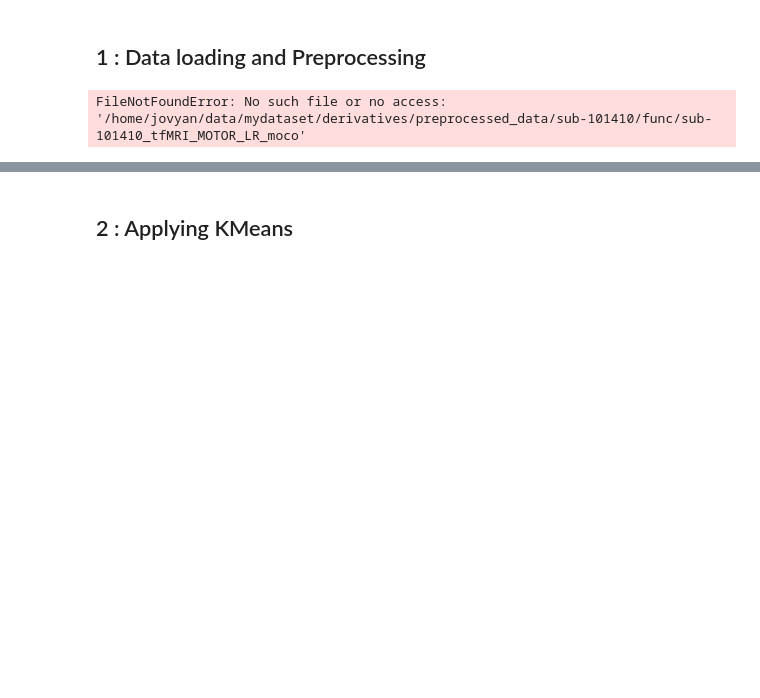
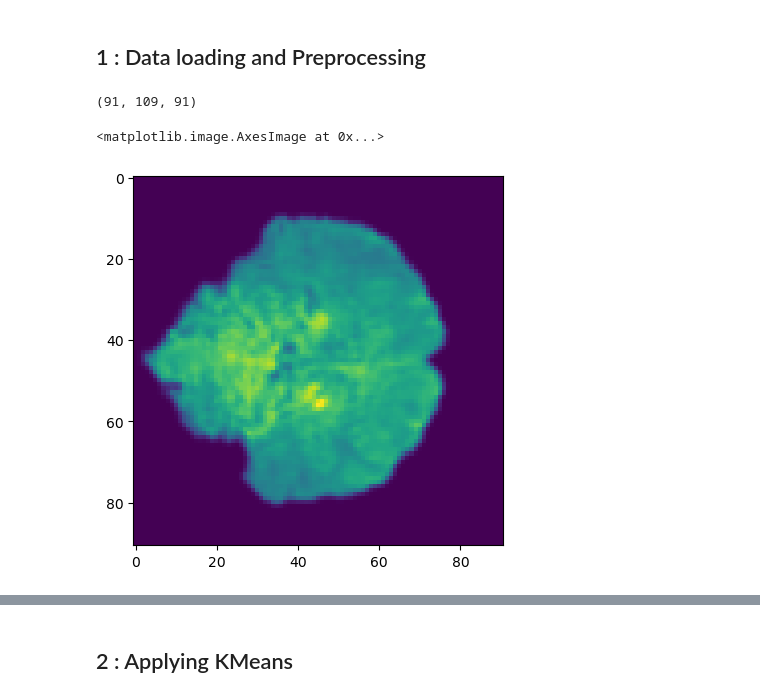
Before and after one commit to Johanonthetop/NX-421_Miniproject_1, a Jupyter notebook: projectcam.ipynb, the cells around one changed output, grey strips where cells are left out. Drawn from its saved outputs; the diff is of its cells as text; code cells hidden in the pictures; blank space fills up the shorter version.

```diff
--- a/projectcam.ipynb
+++ b/projectcam.ipynb
@@ -337,9 +393,11 @@ CompletedProcess(args=['fslmaths', '/home/jovyan/data/mydataset/derivatives/prep
 # %% [markdown]
 #### Displaying the resulting smoothed data
 # %%
+gaussian_filtered_path = op.join(preproc_func_path, 'sub-{}_task-motor_concat_bbr_smoothed-6mm.nii.gz'.format(subject_id))
+
 fsleyesDisplay.resetOverlays()
 #fsleyesDisplay.load(gaussian_filtered_path)
-#fsleyesDisplay.load(gaussian_filtered_path + '_smoothed-6mm')
+fsleyesDisplay.load(gaussian_filtered_path)
 # %% [markdown]
 ## 3 : GLM
 # %% [markdown]
@@ -504,18 +560,22 @@ similarity matrix.
 # %% [markdown]
 ## 1 : Data loading and Preprocessing
 # %%
-data_for_KMeans_path = path_moco_data
-
+data_for_KMeans_path = gaussian_filtered_path
 img = nib.load(op.join(data_for_KMeans_path))
 affine = img.affine
 data = np.asanyarray(img.dataobj)
+
+mask_data_for_KMeans_path = path_moco_data+'.nii.gz'
+mask_img = nib.load(op.join(mask_data_for_KMeans_path))
+mask_affine = img.affine
+mask_data = np.asanyarray(img.dataobj)
 
 vol_shape = data.shape[:3]
 n_vols = data.shape[3]
 
 # Background (encoded as 0) removal
-first_volume = data[:,:,:,0]
-mask_non_background = first_volume > 0
+first_volume = mask_data[:,:,:,0]
+mask_non_background = first_volume > 1.5
 # Vectorize : Taking only non-zero voxels into a vector
 samples = data[mask_non_background, :]
 
@@ -524,5 +584,10 @@ spatial_means = np.mean(samples, axis=0)
 # Subtracting the mean to all voxels for each timepoint
 row_means = np.tile(spatial_means, (samples.shape[0], 1))
 X = samples - row_means
-# %% [output]
-FileNotFoundError: No such file or no access: '/home/jovyan/data/mydataset/derivatives/preprocessed_data/sub-101410/func/sub-101410_tfMRI_MOTOR_LR_moco'
+# %%
+print(first_volume.shape)
+plt.imshow(first_volume[:,45,:])
+# %% [output]
+(91, 109, 91)
+<matplotlib.image.AxesImage at 0x...>
+[figure, added]
```
Also changed, not shown: parts of 13 cells of this notebook.
